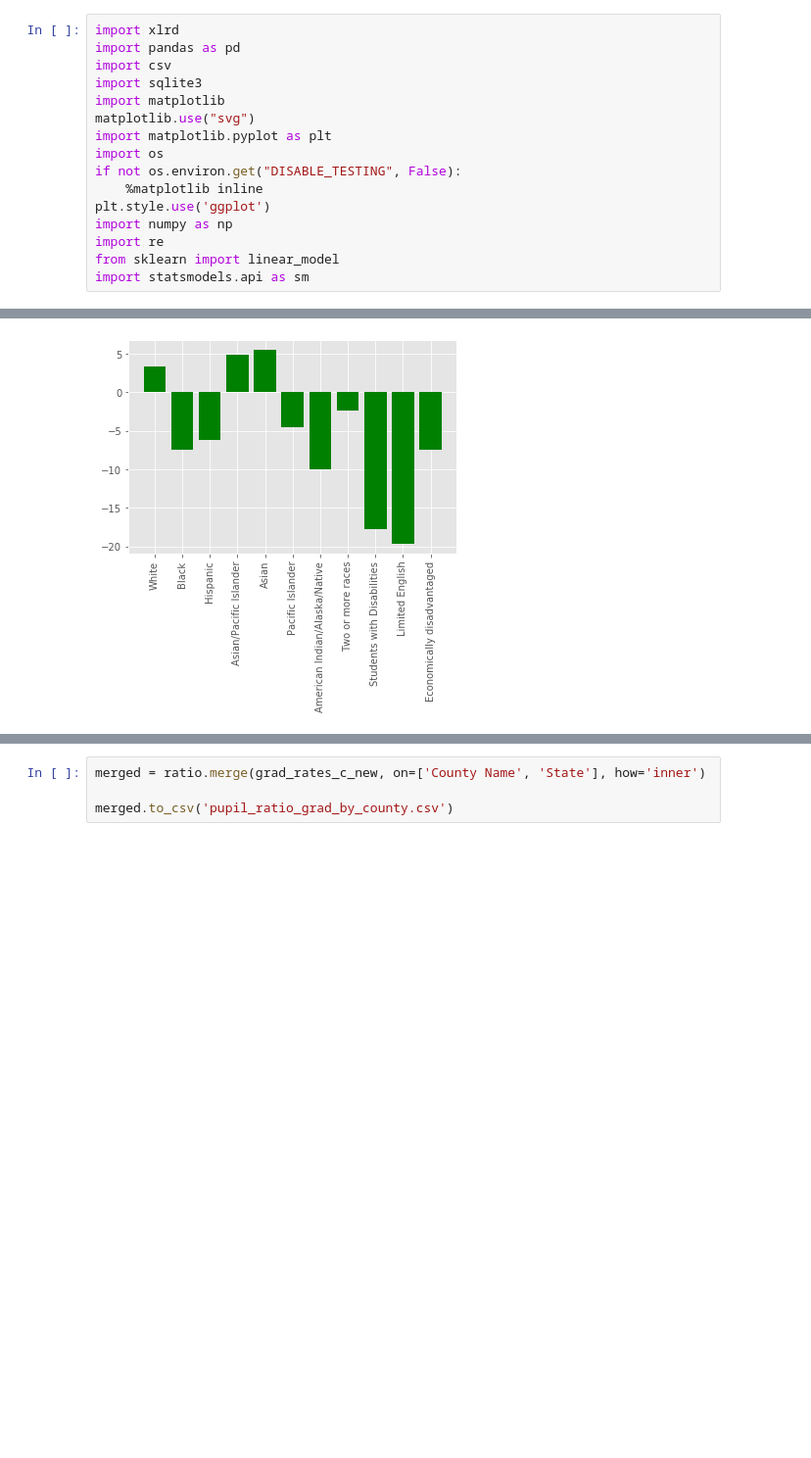
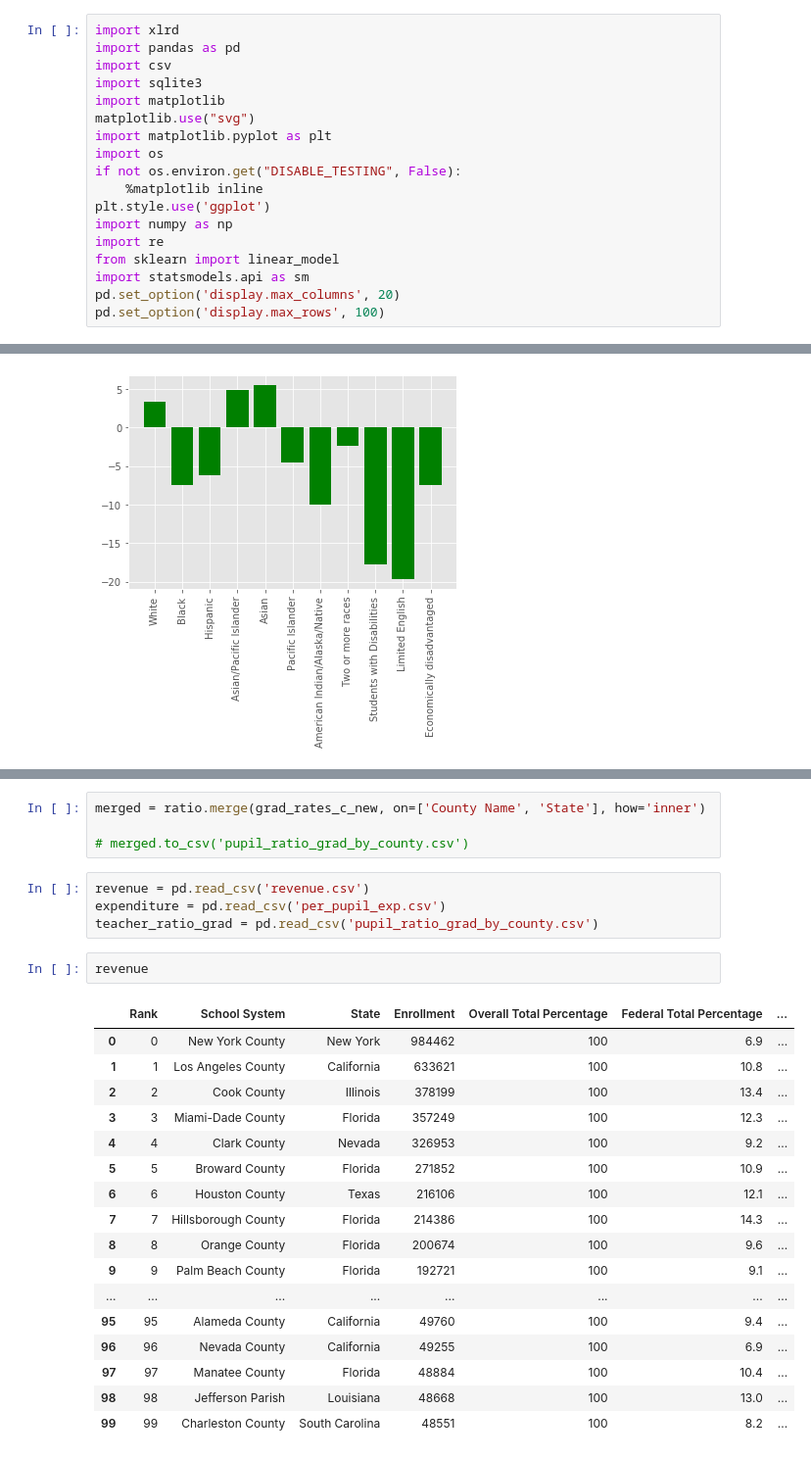
Before and after one commit to tara-jawahar/pds_final_project, a Jupyter notebook: final_project_v2.ipynb, the cells around one changed output, grey strips where cells are left out. Shown: that part at 98% size. Drawn from its saved outputs; the diff is of its cells as text; blank space fills up the shorter version.

```diff
--- a/final_project_v2.ipynb
+++ b/final_project_v2.ipynb
@@ -14,6 +14,8 @@ import numpy as np
 import re
 from sklearn import linear_model
 import statsmodels.api as sm
+pd.set_option('display.max_columns', 20)
+pd.set_option('display.max_rows', 100)
 # %%
 #Load graduation_rate_total
 conn = sqlite3.connect(":memory:")
@@ -541,4 +467,28 @@ grad_rates_c_new
 # %%
 merged = ratio.merge(grad_rates_c_new, on=['County Name', 'State'], how='inner')
 
-merged.to_csv('pupil_ratio_grad_by_county.csv')
+# merged.to_csv('pupil_ratio_grad_by_county.csv')
+# %%
+revenue = pd.read_csv('revenue.csv')
+expenditure = pd.read_csv('per_pupil_exp.csv')
+teacher_ratio_grad = pd.read_csv('pupil_ratio_grad_by_county.csv')
+# %%
+revenue
+# %% [output]
+|  | Rank | School System | State | Enrollment | Overall Total Percentage | Federal Total Percentage | ... |
+| 0 | 0 | New York County | New York | 984462 | 100 | 6.9 | ... |
+| 1 | 1 | Los Angeles County | California | 633621 | 100 | 10.8 | ... |
+| 2 | 2 | Cook County | Illinois | 378199 | 100 | 13.4 | ... |
+| 3 | 3 | Miami-Dade County | Florida | 357249 | 100 | 12.3 | ... |
+| 4 | 4 | Clark County | Nevada | 326953 | 100 | 9.2 | ... |
+| 5 | 5 | Broward County | Florida | 271852 | 100 | 10.9 | ... |
+| 6 | 6 | Houston County | Texas | 216106 | 100 | 12.1 | ... |
+| 7 | 7 | Hillsborough County | Florida | 214386 | 100 | 14.3 | ... |
+| 8 | 8 | Orange County | Florida | 200674 | 100 | 9.6 | ... |
+| 9 | 9 | Palm Beach County | Florida | 192721 | 100 | 9.1 | ... |
+| ... | ... | ... | ... | ... | ... | ... | ... |
+| 95 | 95 | Alameda County | California | 49760 | 100 | 9.4 | ... |
+| 96 | 96 | Nevada County | California | 49255 | 100 | 6.9 | ... |
+| 97 | 97 | Manatee County | Florida | 48884 | 100 | 10.4 | ... |
+| 98 | 98 | Jefferson Parish | Louisiana | 48668 | 100 | 13.0 | ... |
+| 99 | 99 | Charleston County | South Carolina | 48551 | 100 | 8.2 | ... |
```
Also changed, not shown: parts of 12 cells of this notebook, 7 other files.
